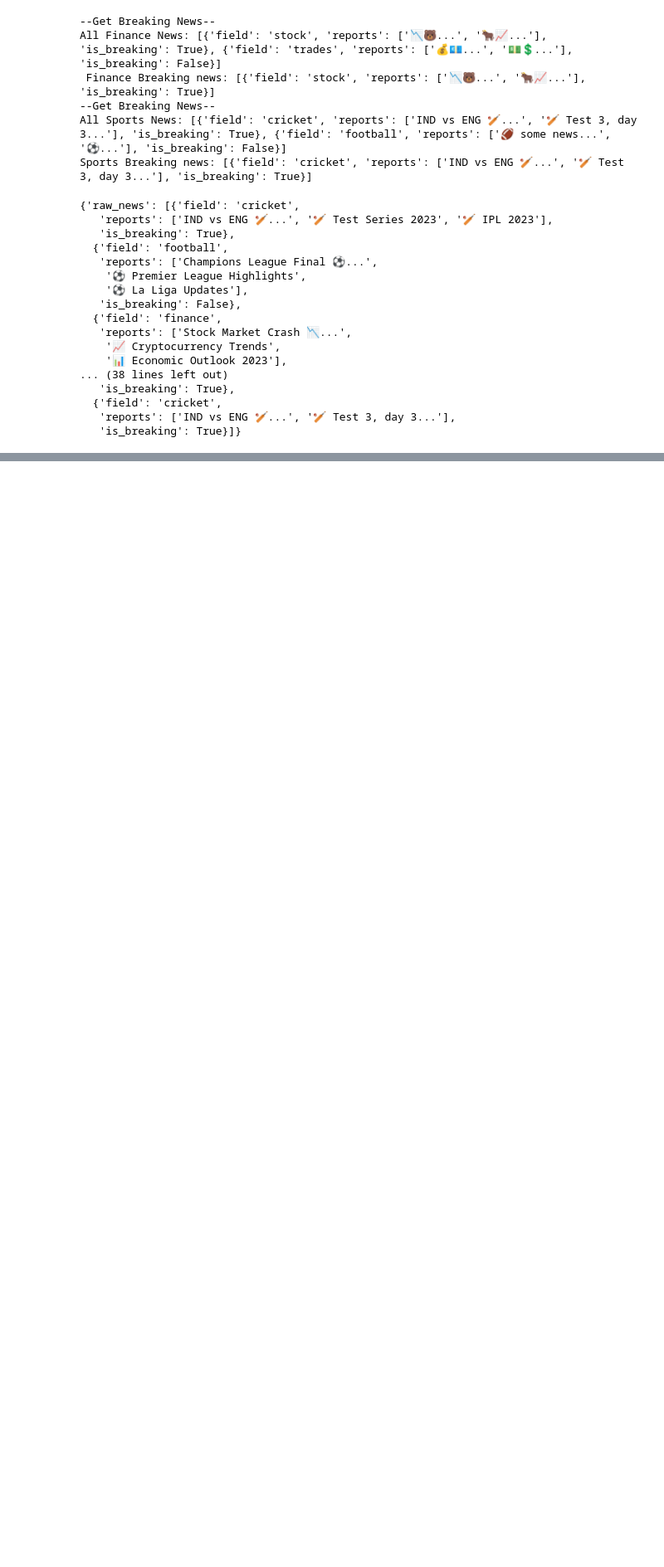
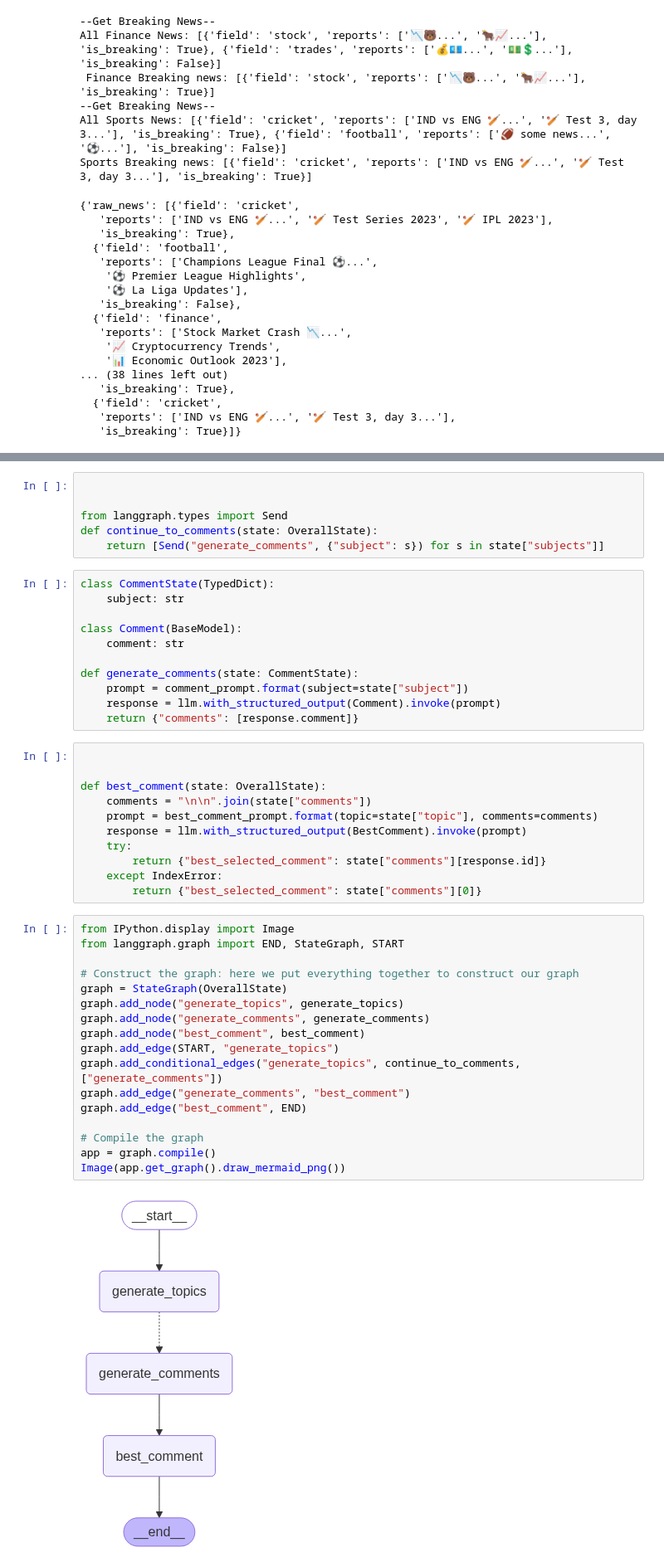
Before and after one commit to balaji-senthil/langgraph, a Jupyter notebook: cookbook/research-agent/controllability-concepts.ipynb, the cells around one changed output, grey strips where cells are left out. Shown at 83% size. Saved outputs shown, nothing was run; the diff lists cells and outputs as text; blank space fills up the shorter version.

```diff
--- a/cookbook/research-agent/controllability-concepts.ipynb
+++ b/cookbook/research-agent/controllability-concepts.ipynb
@@ -536,0 +575,47 @@ Sports Breaking news: [{'field': 'cricket', 'reports': ['IND vs ENG 🏏...', '
+# %%
+
+
+from langgraph.types import Send
+def continue_to_comments(state: OverallState):
+    return [Send("generate_comments", {"subject": s}) for s in state["subjects"]]
+# %%
+class CommentState(TypedDict):
+    subject: str
+
+class Comment(BaseModel):
+    comment: str
+
+def generate_comments(state: CommentState):
+    prompt = comment_prompt.format(subject=state["subject"])
+    response = llm.with_structured_output(Comment).invoke(prompt)
+    return {"comments": [response.comment]}
+# %%
+
+
+def best_comment(state: OverallState):
+    comments = "\n\n".join(state["comments"])
+    prompt = best_comment_prompt.format(topic=state["topic"], comments=comments)
+    response = llm.with_structured_output(BestComment).invoke(prompt)
+    try:
+        return {"best_selected_comment": state["comments"][response.id]}
+    except IndexError:
+        return {"best_selected_comment": state["comments"][0]}
+# %%
+from IPython.display import Image
+from langgraph.graph import END, StateGraph, START
+
+# Construct the graph: here we put everything together to construct our graph
+graph = StateGraph(OverallState)
+graph.add_node("generate_topics", generate_topics)
+graph.add_node("generate_comments", generate_comments)
+graph.add_node("best_comment", best_comment)
+graph.add_edge(START, "generate_topics")
+graph.add_conditional_edges("generate_topics", continue_to_comments, ["generate_comments"])
+graph.add_edge("generate_comments", "best_comment")
+graph.add_edge("best_comment", END)
+
+# Compile the graph
+app = graph.compile()
+Image(app.get_graph().draw_mermaid_png())
+# %% [output]
+[figure, added]
```
Also changed, not shown: parts of 6 cells of this notebook.
